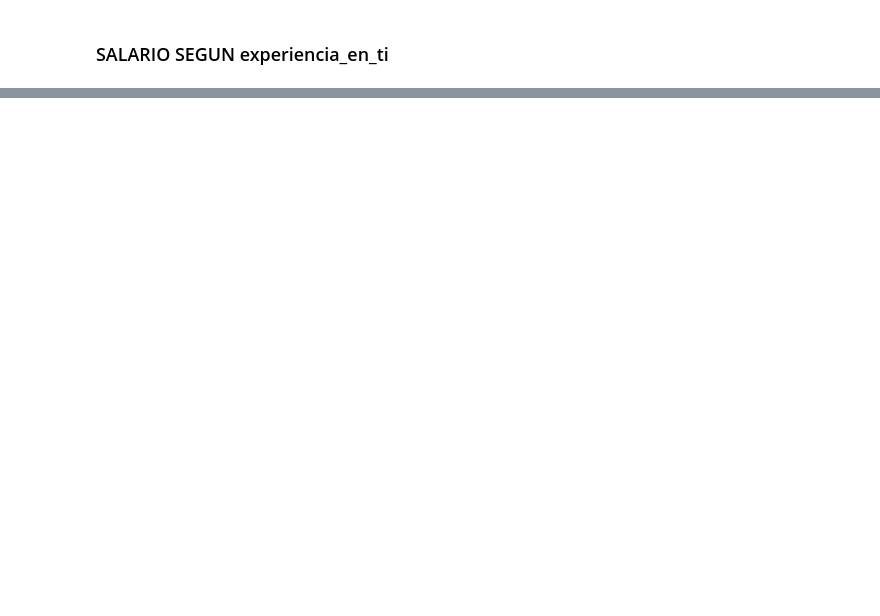
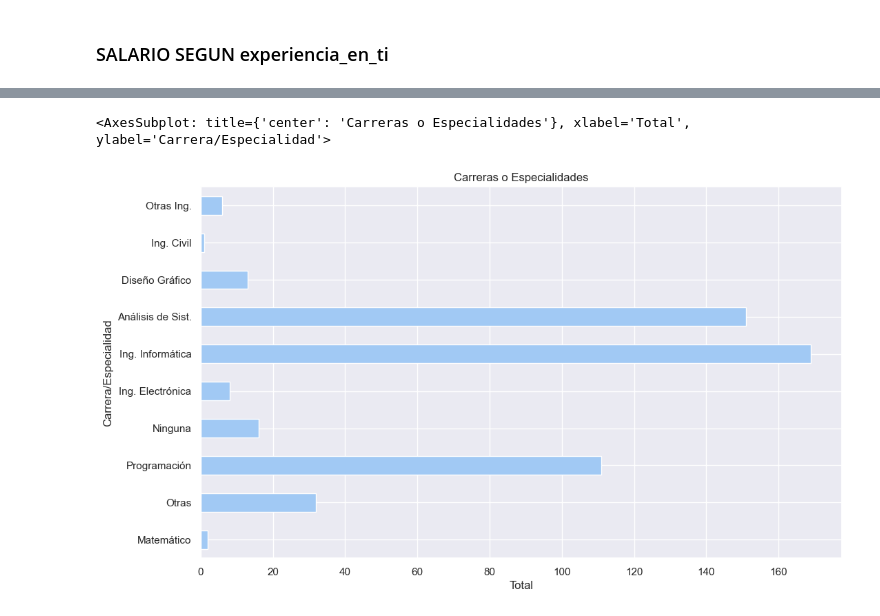
Before and after one commit to TorrezMN/Data_Science, a Jupyter notebook: Enc_Devs_Py/Notebooks/Salaries.ipynb, the cells around one changed output, grey strips where cells are left out. Drawn from its saved outputs; the diff is of its cells as text; code cells hidden in the pictures; blank space fills up the shorter version.

```diff
--- a/Enc_Devs_Py/Notebooks/Salaries.ipynb
+++ b/Enc_Devs_Py/Notebooks/Salaries.ipynb
@@ -236,0 +381,11 @@ dict_keys(['10-14', '15-19', '20-24', '25-29', '30-34', '35-39', '45-49', '5-9',
+# %%
+ make_df(df, 'carr_especialidades').plot(
+    kind='barh',
+    title='Carreras o Especialidades',
+    ylabel='Carrera/Especialidad',
+    xlabel='Total',
+    legend=False
+)
+# %% [output]
+<AxesSubplot: title={'center': 'Carreras o Especialidades'}, xlabel='Total', ylabel='Carrera/Especialidad'>
+[figure, added]
```
Also changed, not shown: parts of 57 cells of this notebook, 4 other files.
